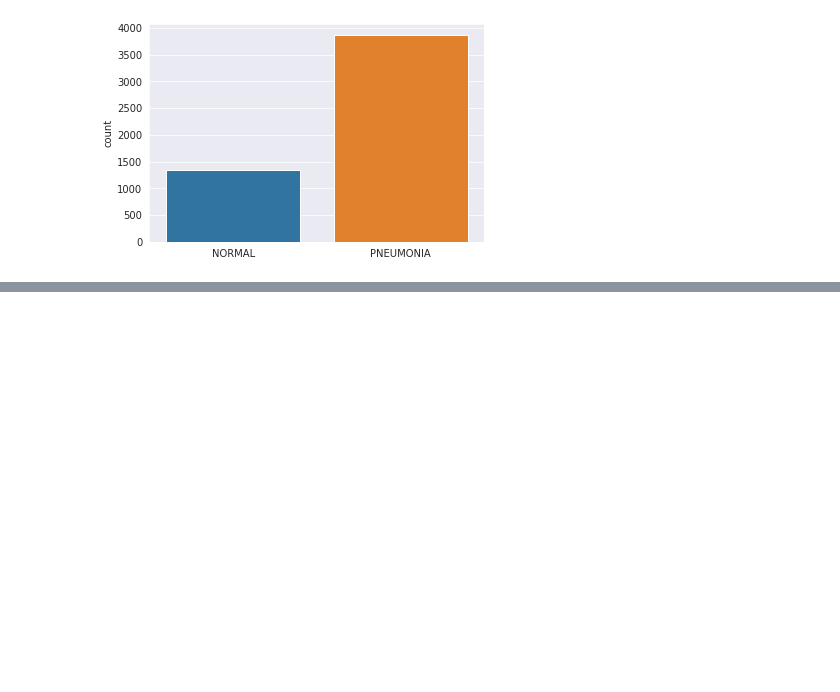
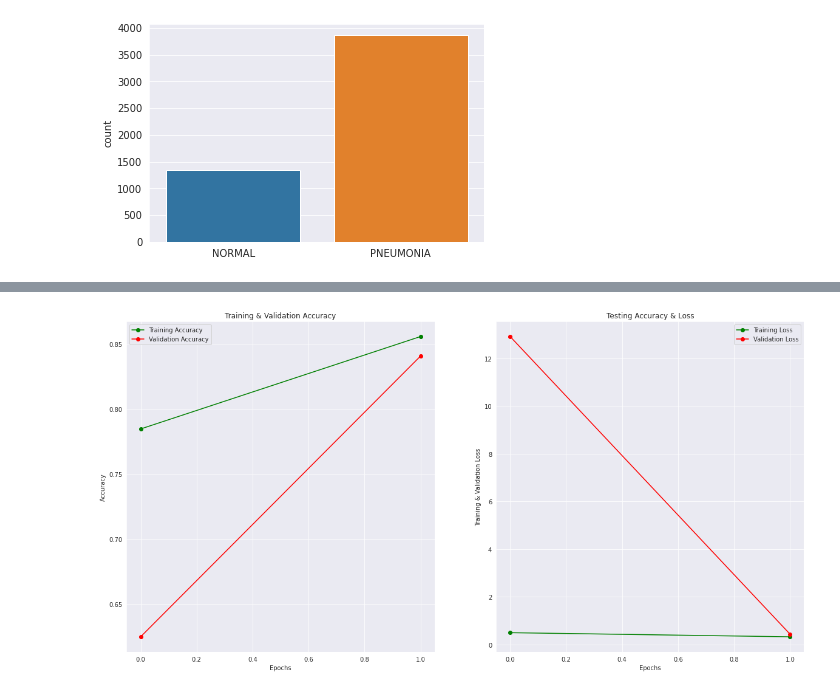
Before and after one commit to justyna3773/ensemble_X-Ray, a Jupyter notebook: sisi-ensemble.ipynb, the cells around one changed output, grey strips where cells are left out. Cells and saved outputs as stored; diff of their text form; code cells hidden in the pictures; blank space fills up the shorter version.

```diff
--- a/sisi-ensemble.ipynb
+++ b/sisi-ensemble.ipynb
@@ -462,0 +510,5 @@ hist_3 = densenet201.fit(
+# %%
+hist_22 = model_22.fit(
+           train_gen, steps_per_epoch=train_gen.samples // batch_size,
+           epochs=2, validation_data=test_gen,
+           validation_steps=test_gen.samples // batch_size, callbacks=[checkpoint, lr_reduce])
@@ -482,0 +570,5 @@ train_val_stats(hist_3)
+# %%
+#model_22 evaluation
+model_22.evaluate(x_test, y_test)
+train_val_stats(hist_22)
+# %% [output]
@@ -482,0 +576 @@ train_val_stats(hist_3)
+[figure, added]
```
Also changed, not shown: parts of 53 cells of this notebook.
